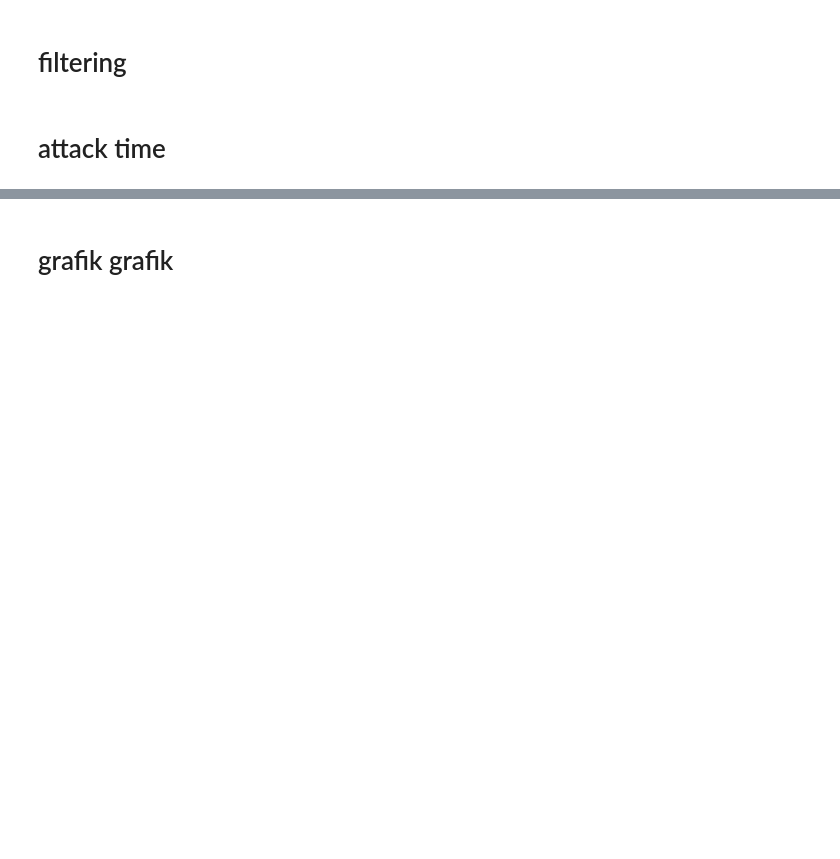
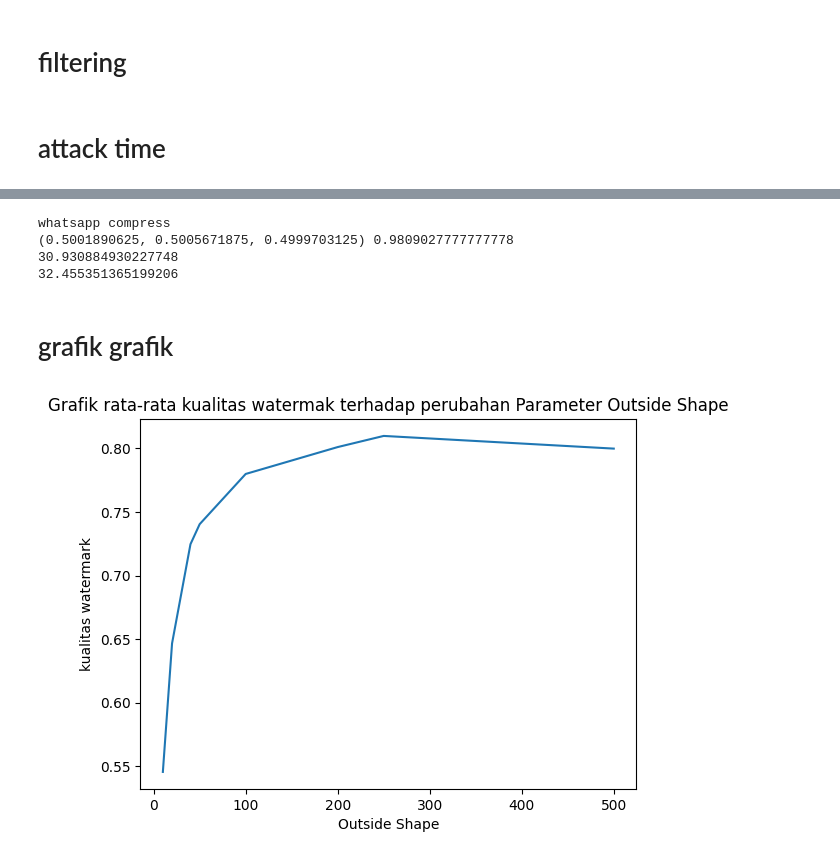
Before and after one commit to Emuajiz/tugas-akhir, a Jupyter notebook: main.ipynb, the cells around one changed output, grey strips where cells are left out. Drawn from its saved outputs; the diff is of its cells as text; code cells hidden in the pictures; blank space fills up the shorter version.

```diff
--- a/main.ipynb
+++ b/main.ipynb
@@ -705,3 +710,27 @@ jpg compress
+# %%
+imageSize = 1000
+imageName = "test-3-{}x{}".format(imageSize, imageSize)
+
+imageData = multiplewatermark.readImage(imageName + ".png")
+
+outsideImageSize = (100, 100)
+bitPerPart = 16
+radius = 26
+factor = 100
+
+whatsapp = multiplewatermark.readImage("watermarked/whatsapp-3.jpeg")
+resized = Image.fromarray(whatsapp).resize((imageSize, imageSize))
+a, b = multiplewatermark.processExtractMultipleWatermarkColor(
+    np.array(resized), imageData, "thor", outsideImageSize, factor, bitPerPart, radius)
+print("whatsapp compress")
+print(a, b)
+print(multiplewatermark.psnr(np.array(resized), imageData))
+print(multiplewatermark.psnr(np.array(resized), watermarked))
+# %% [output]
+whatsapp compress
+(0.5001890625, 0.5005671875, 0.4999703125) 0.9809027777777778
+30.930884930227748
+32.455351365199206
 # %%
 df = pd.read_csv("2000x2000-filtered-sorted.csv", index_col=0)
 
@@ -739,37 +768,43 @@ for i, data in tqdm(df.iterrows(), total=df.shape[0]):
 # %%
 df500 = pd.read_csv("500x500-with-check.csv", index_col=0)
 df1000 = pd.read_csv("1000x1000-with-check.csv", index_col=0)
-df2000 = pd.read_csv("2000x2000-with-check.csv", index_col=0)
+# df2000 = pd.read_csv("2000x2000-with-check.csv", index_col=0)
+df2000 = pd.read_csv("2000x2000-with-check-modified.csv", index_col=0)
 # df_show500 = df500.groupby(["outsideShape"])["psnr"].mean()
 # df_show1000 = df1000.groupby(["outsideShape"])["psnr"].mean()
 # df_show2000 = df2000.groupby(["outsideShape"])["psnr"].mean()
+
 df_show500 = df500.groupby(["outsideShape"])["robustCheck"].mean()
 df_show1000 = df1000.groupby(["outsideShape"])["robustCheck"].mean()
 df_show2000 = df2000.groupby(["outsideShape"])["robustCheck"].mean()
 
 
 def sort_key(x):
     sorted = []
     for i in x:
-        sorted.append(int(i[1:-1].split(', ')[0]))
+        sorted.append(int(i))
+        # sorted.append(int(i[1:-1].split(', ')[0]))
     return sorted
 
 
 # df_show500 = df_show500.sort_index(ascending=True, key=sort_key)
 # df_show500.plot()
 # df_show1000 = df_show1000.sort_index(ascending=True, key=sort_key)
 # df_show1000.plot()
 df_show2000 = df_show2000.sort_index(ascending=True, key=sort_key)
-df_show2000.plot()
-# plot = df_show2000.plot(
-#     # title="Grafik rata-rata nilai PSNR terhadap perubahan Parameter Outside Shape",
-#     title="Grafik rata-rata kualitas watermak terhadap perubahan Parameter Outside Shape",
-#     # ylabel="PSNR",
-#     ylabel="kualitas watermark",
-#     xlabel="Outside Shape"
-#     )
+# df_show2000.plot()
+plot = df_show2000.plot(
+    # title="Grafik rata-rata nilai PSNR terhadap perubahan Parameter Outside Shape",
+    title="Grafik rata-rata kualitas watermak terhadap perubahan Parameter Outside Shape",
+    # ylabel="PSNR",
+    ylabel="kualitas watermark",
+    xlabel="Outside Shape",
+    # xticks=[10, 20, 40, 50, 100, 200, 250, 500]
+    )
 # plot.legend(['500', '1000', '2000'])
 plt.show()
+# %% [output]
+[figure, added]
 # %%
 df500 = pd.read_csv("500x500-with-check.csv", index_col=0)
 df1000 = pd.read_csv("1000x1000-with-check.csv", index_col=0)
```
Also changed, not shown: parts of 7 cells of this notebook, 1 other file.
